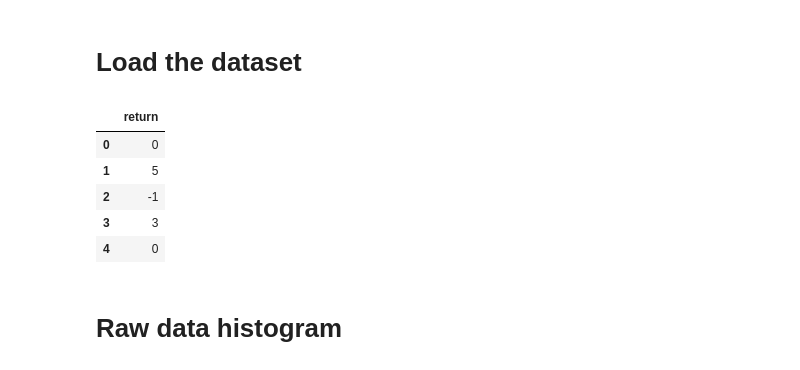
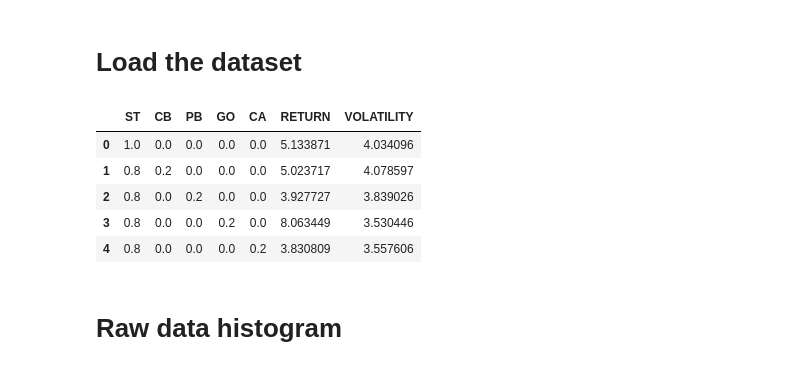
Before and after one commit to javipmontes/Programming4DS, a Jupyter notebook: Code/ReturnAnalysis.ipynb, the cells around one changed output. Saved outputs shown, nothing was run; the diff lists cells and outputs as text; code cells hidden in the pictures.

```diff
--- a/Code/ReturnAnalysis.ipynb
+++ b/Code/ReturnAnalysis.ipynb
@@ -14,17 +15,17 @@ from scipy.stats import normaltest
 # %% [markdown]
 # Load the dataset
-# %%
-#Toy example
-dict = {"return": [0, 5, -1, 3, 0, -6, 7, 0, 0, 0]}
-return_df = pd.DataFrame.from_dict(dict)
-return_df.head()
-# %% [output]
-|  | return |
-| 0 | 0 |
-| 1 | 5 |
-| 2 | -1 |
-| 3 | 3 |
-| 4 | 0 |
+# %%
+path = os.path.join("data", 'portfolio_metrics.csv')
+return_df = pd.read_csv(path, sep=',')
+return_df = return_df.drop('Unnamed: 0', axis=1)
+return_df.head()
+# %% [output]
+|  | ST | CB | PB | GO | CA | RETURN | VOLATILITY |
+| 0 | 1.0 | 0.0 | 0.0 | 0.0 | 0.0 | 5.133871 | 4.034096 |
+| 1 | 0.8 | 0.2 | 0.0 | 0.0 | 0.0 | 5.023717 | 4.078597 |
+| 2 | 0.8 | 0.0 | 0.2 | 0.0 | 0.0 | 3.927727 | 3.839026 |
+| 3 | 0.8 | 0.0 | 0.0 | 0.2 | 0.0 | 8.063449 | 3.530446 |
+| 4 | 0.8 | 0.0 | 0.0 | 0.0 | 0.2 | 3.830809 | 3.557606 |
 # %% [markdown]
 # Raw data histogram
 # %%
```
Also changed, not shown: parts of 6 cells of this notebook.
